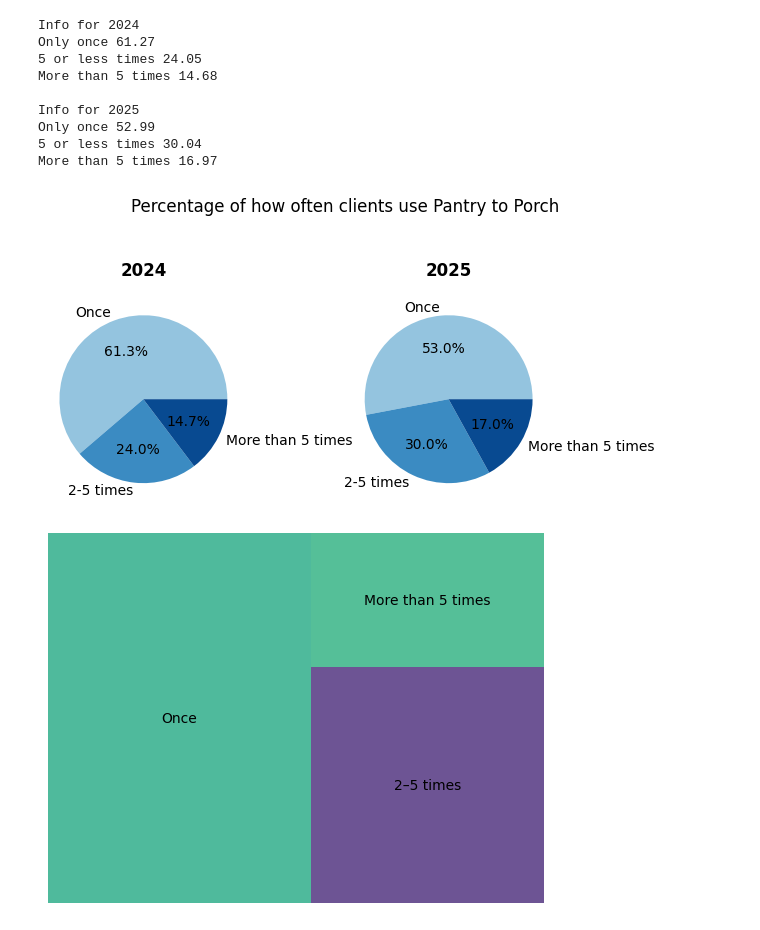
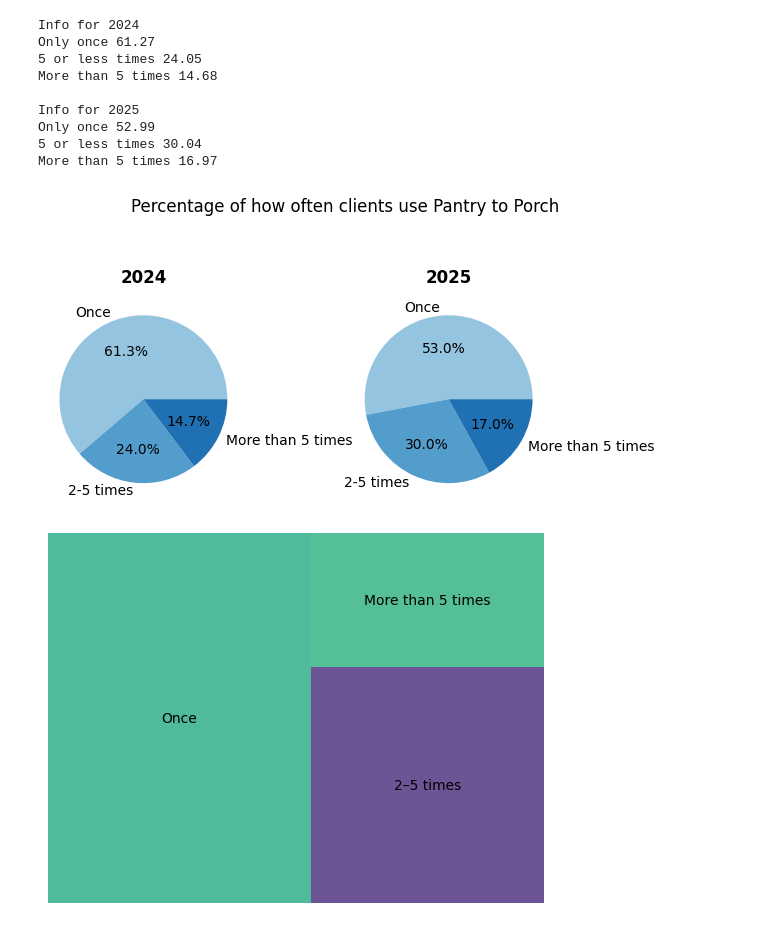
Before and after one commit to jonathonbuhler/Pantry-To-Porch, a Jupyter notebook: nathan.ipynb, the cells around one changed output. Drawn from its saved outputs; the diff is of its cells as text; code cells hidden in the pictures.

```diff
--- a/nathan.ipynb
+++ b/nathan.ipynb
@@ -293,26 +293,26 @@ More than 5 times 16.97
 # %%
 import numpy as np
 data_24 = [once_24, five_24, rest_24]
 data_25 = [once_25, five_25, rest_25]
 
 labels = ["Once", "2-5 times", "More than 5 times"]
-colors = plt.cm.Blues(np.linspace(0.4, 0.9, len(labels)))
+colors = plt.cm.Blues(np.linspace(0.4, 0.75, len(labels)))
 
 fig, axes = plt.subplots(1, 2)
 
 axes[0].pie(data_24, labels=labels, autopct='%1.1f%%', colors=colors, radius=1.1)
 axes[0].set_title("2024", fontsize=12, fontweight="bold", pad=15)
 
 
 axes[1].pie(data_25, labels=labels, autopct='%1.1f%%', colors=colors, radius=1.1)
 axes[1].set_title("2025", fontsize=12, fontweight="bold", pad=15)
 plt.subplots_adjust(wspace=0.6)
 plt.subplots_adjust(top=1.01)
 
 plt.suptitle("Percentage of how often clients use Pantry to Porch", x=0.59)
 plt.show()
 # %% [output]
-[figure, old version]
+[figure, new version]
 # %%
 
 squarify.plot(sizes=data_25, label=labels, alpha=0.8)
```
